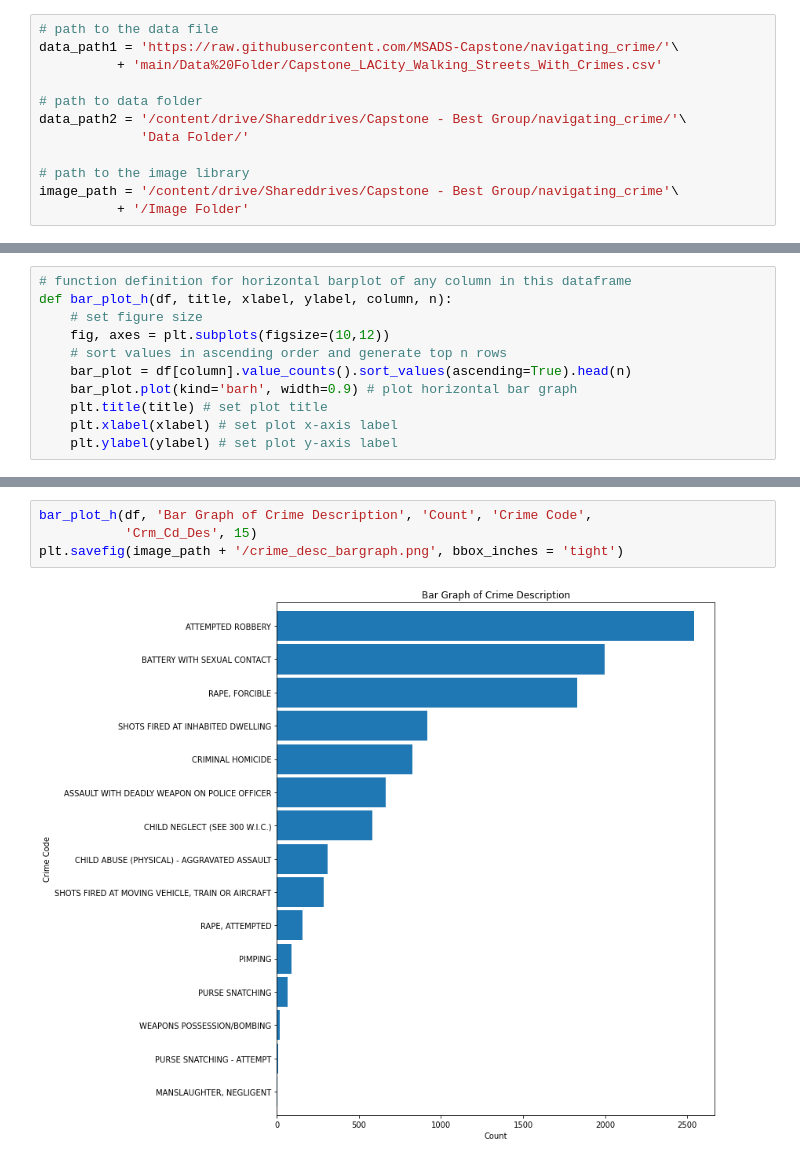
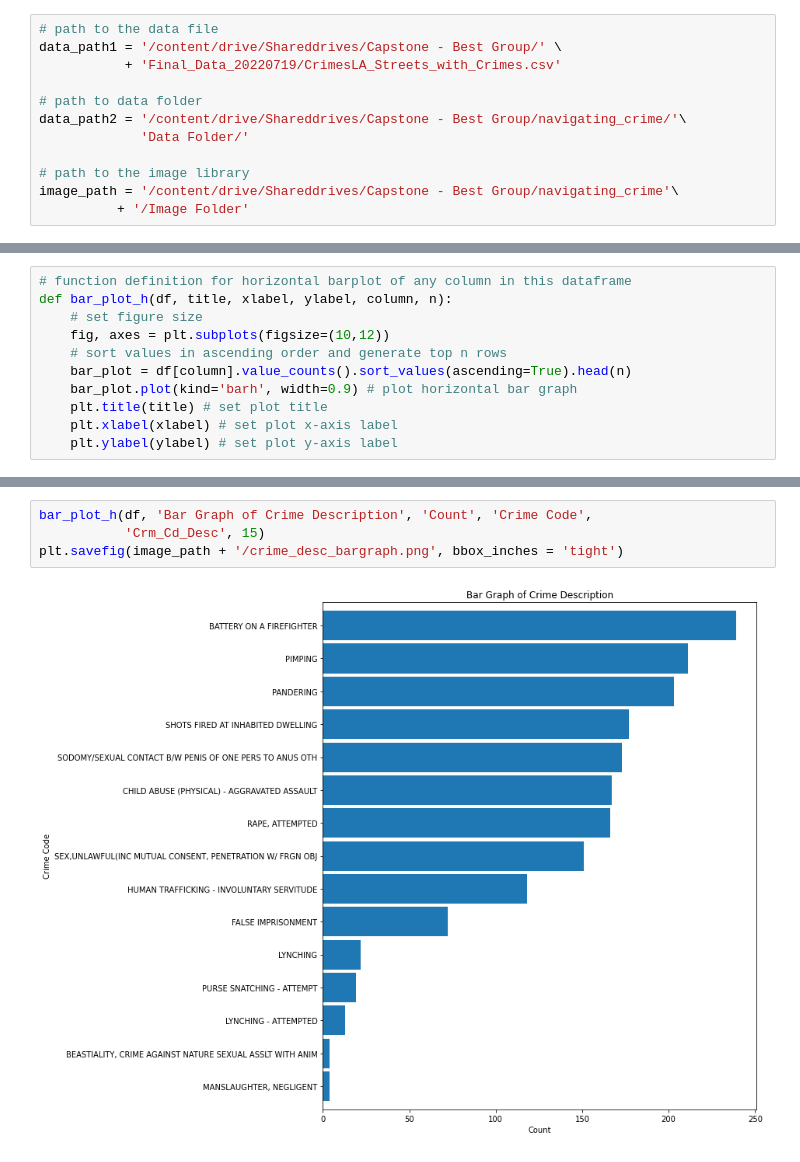
Before and after one commit to MSADS-Capstone/navigating_crime, a Jupyter notebook: Code Library/data_exploration_phase1.ipynb, the cells around one changed output, grey strips where cells are left out. Cells and saved outputs as stored; diff of their text form.

Commit message:
updated nb, added data_types.py

```diff
--- a/Code Library/data_exploration_phase1.ipynb
+++ b/Code Library/data_exploration_phase1.ipynb
@@ -34,8 +34,8 @@ eda_path
 '/content/drive/Shared drives/Capstone - Best Group/navigating_crime/Code Library'
 # %%
 # path to the data file
-data_path1 = 'https://raw.githubusercontent.com/MSADS-Capstone/navigating_crime/'\
-          + 'main/Data%20Folder/Capstone_LACity_Walking_Streets_With_Crimes.csv'
+data_path1 = '/content/drive/Shareddrives/Capstone - Best Group/' \
+           + 'Final_Data_20220719/CrimesLA_Streets_with_Crimes.csv'
 
 # path to data folder
 data_path2 = '/content/drive/Shareddrives/Capstone - Best Group/navigating_crime/'\
@@ -373,7 +373,7 @@ plt.savefig(image_path + '/area_name_bargraph.png', bbox_inches = 'tight')
 # %%
 bar_plot_h(df, 'Bar Graph of Crime Description', 'Count', 'Crime Code',
-           'Crm_Cd_Des', 15)
+           'Crm_Cd_Desc', 15)
 plt.savefig(image_path + '/crime_desc_bargraph.png', bbox_inches = 'tight')
 # %% [output]
-[figure, old version]
+[figure, new version]
 # %%
```
Also changed, not shown: parts of 8 cells of this notebook, 12 other files.
